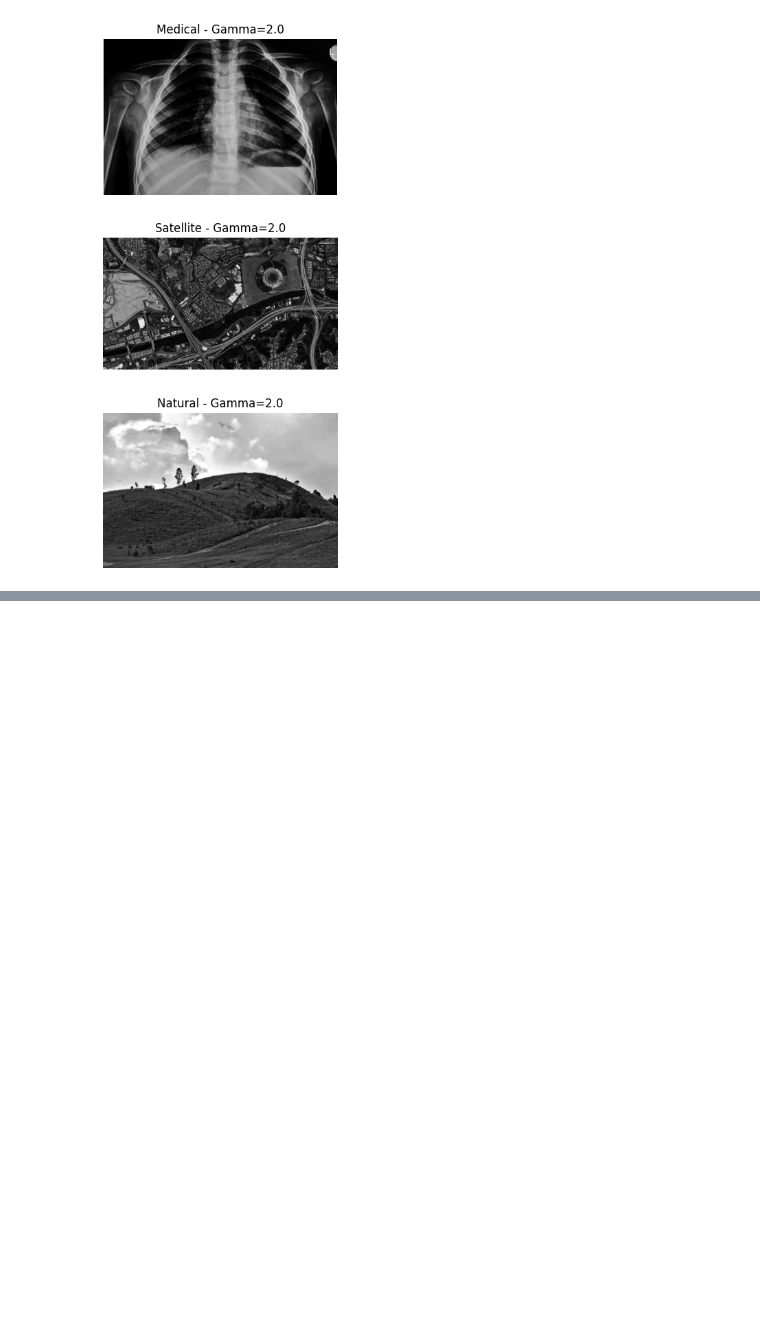
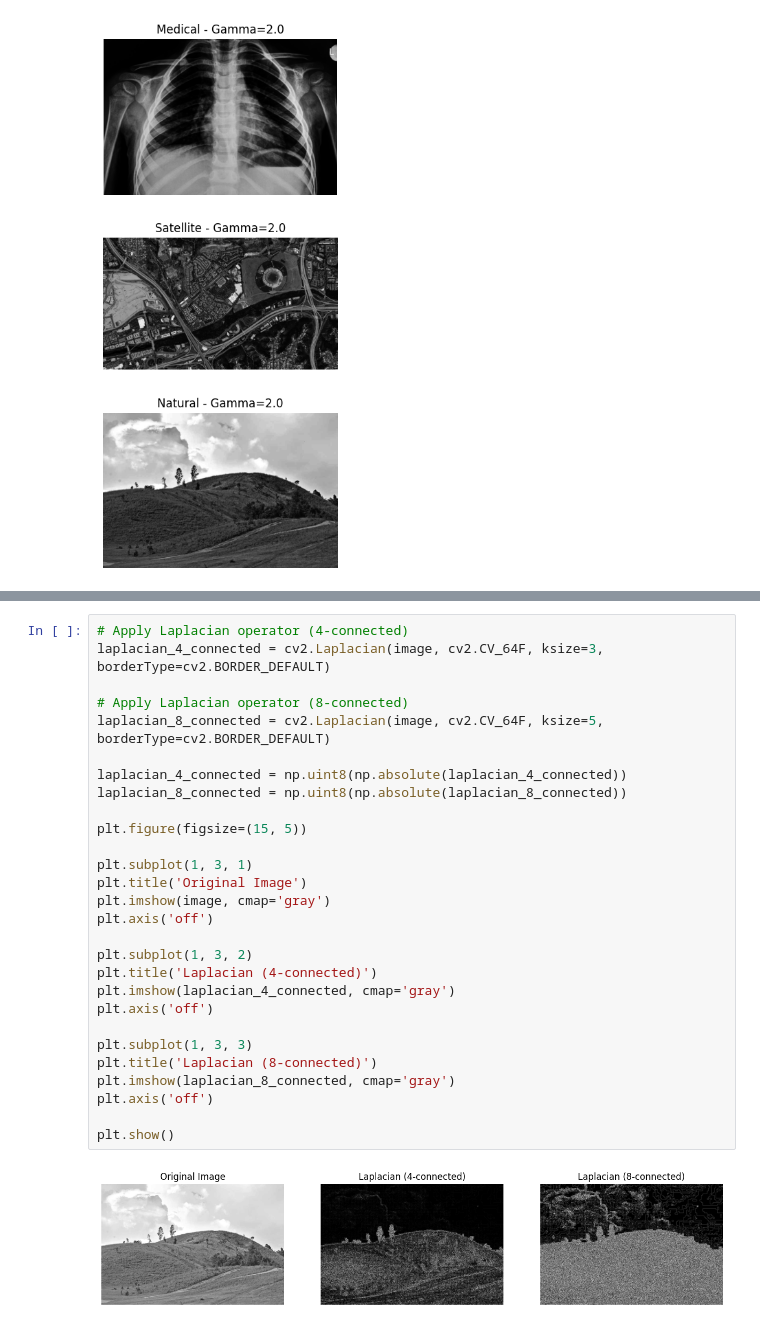
Before and after one commit to abdulhakkeempa/digital-image-processing-lab-s7, a Jupyter notebook: dip_lab_cusat.ipynb, the cells around one changed output, grey strips where cells are left out. Saved outputs shown, nothing was run; the diff lists cells and outputs as text; blank space fills up the shorter version.

```diff
--- a/dip_lab_cusat.ipynb
+++ b/dip_lab_cusat.ipynb
@@ -135,0 +251,30 @@ for gamma in gammas:
+# %%
+# Apply Laplacian operator (4-connected)
+laplacian_4_connected = cv2.Laplacian(image, cv2.CV_64F, ksize=3, borderType=cv2.BORDER_DEFAULT)
+
+# Apply Laplacian operator (8-connected)
+laplacian_8_connected = cv2.Laplacian(image, cv2.CV_64F, ksize=5, borderType=cv2.BORDER_DEFAULT)
+
+laplacian_4_connected = np.uint8(np.absolute(laplacian_4_connected))
+laplacian_8_connected = np.uint8(np.absolute(laplacian_8_connected))
+
+plt.figure(figsize=(15, 5))
+
+plt.subplot(1, 3, 1)
+plt.title('Original Image')
+plt.imshow(image, cmap='gray')
+plt.axis('off')
+
+plt.subplot(1, 3, 2)
+plt.title('Laplacian (4-connected)')
+plt.imshow(laplacian_4_connected, cmap='gray')
+plt.axis('off')
+
+plt.subplot(1, 3, 3)
+plt.title('Laplacian (8-connected)')
+plt.imshow(laplacian_8_connected, cmap='gray')
+plt.axis('off')
+
+plt.show()
+# %% [output]
+[figure, added]
```
Also changed, not shown: parts of 5 cells of this notebook.
